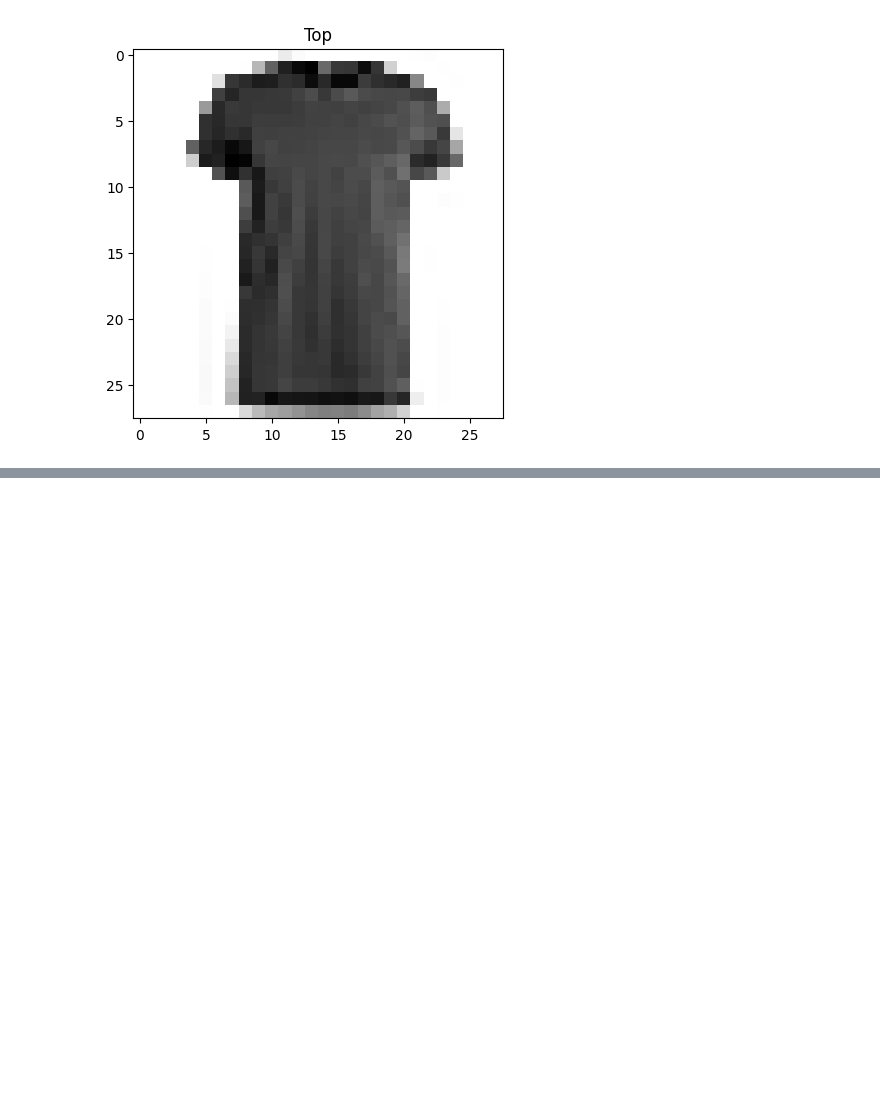
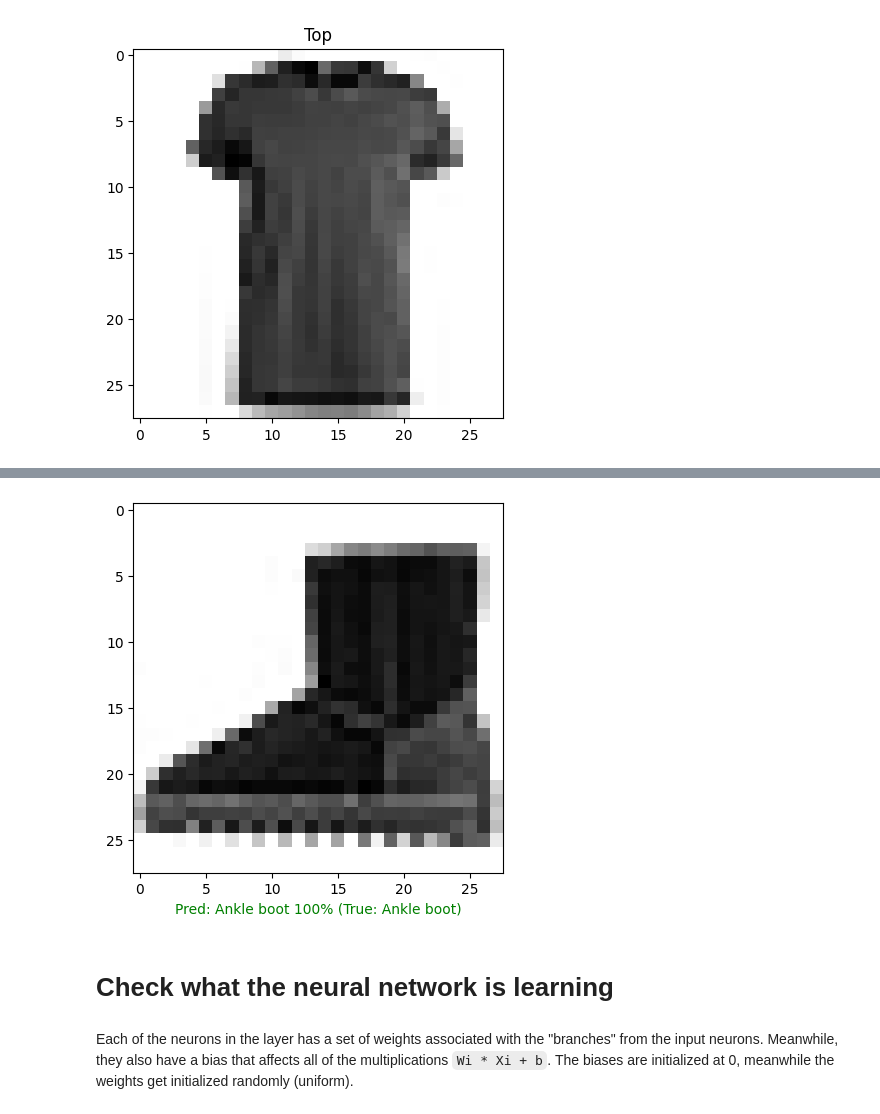
Before and after one commit to jescalada/Tensorflow-colabs, a Jupyter notebook: multiclass_classification.ipynb, the cells around one changed output, grey strips where cells are left out. Cells and saved outputs as stored; diff of their text form; code cells hidden in the pictures; blank space fills up the shorter version.

```diff
--- a/multiclass_classification.ipynb
+++ b/multiclass_classification.ipynb
@@ -63,0 +230,32 @@ Text(0.5, 1.0, 'Top')
+# %%
+import random
+
+def plot_random_image(model, images, true_labels, classes):
+  """
+  Picks a random image, plots it, and labels it with a prediction and truth label.
+  """
+  i = random.randint(0, len(images))
+
+  target = images[i]
+
+  pred_probs = model.predict(target.reshape(1, 28, 28))
+  pred_label = classes[pred_probs.argmax()]
+  true_label = classes[true_labels[i]]
+
+  plt.imshow(target, cmap=plt.cm.binary)
+
+  if pred_label == true_label:
+    color = "green"
+  else: color = "red"
+
+  plt.xlabel("Pred: {} {:2.0f}% (True: {})".format(pred_label,
+                                                    100 * tf.reduce_max(pred_probs),
+                                                    true_label),
+             color=color)
+# %%
+# Check out a random image along with its prediction
+plot_random_image(model=model_2,
+                  images=test_data_norm,
+                  true_labels=test_labels,
+                  classes=class_names)
+# %% [output]
@@ -63,0 +263,3 @@ Text(0.5, 1.0, 'Top')
+[figure, added]
+# %% [markdown]
+# Check what the neural network is learning
@@ -63,0 +269,2 @@ Text(0.5, 1.0, 'Top')
+# %% [markdown]
+Each of the neurons in the layer has a set of weights associated with the "branches" from the input neurons. Meanwhile, they also have a bias that affects all of the multiplications `Wi * Xi + b`. The biases are initialized at 0, meanwhile the weights get initialized randomly (uniform).
```
Also changed, not shown: parts of 15 cells of this notebook.
